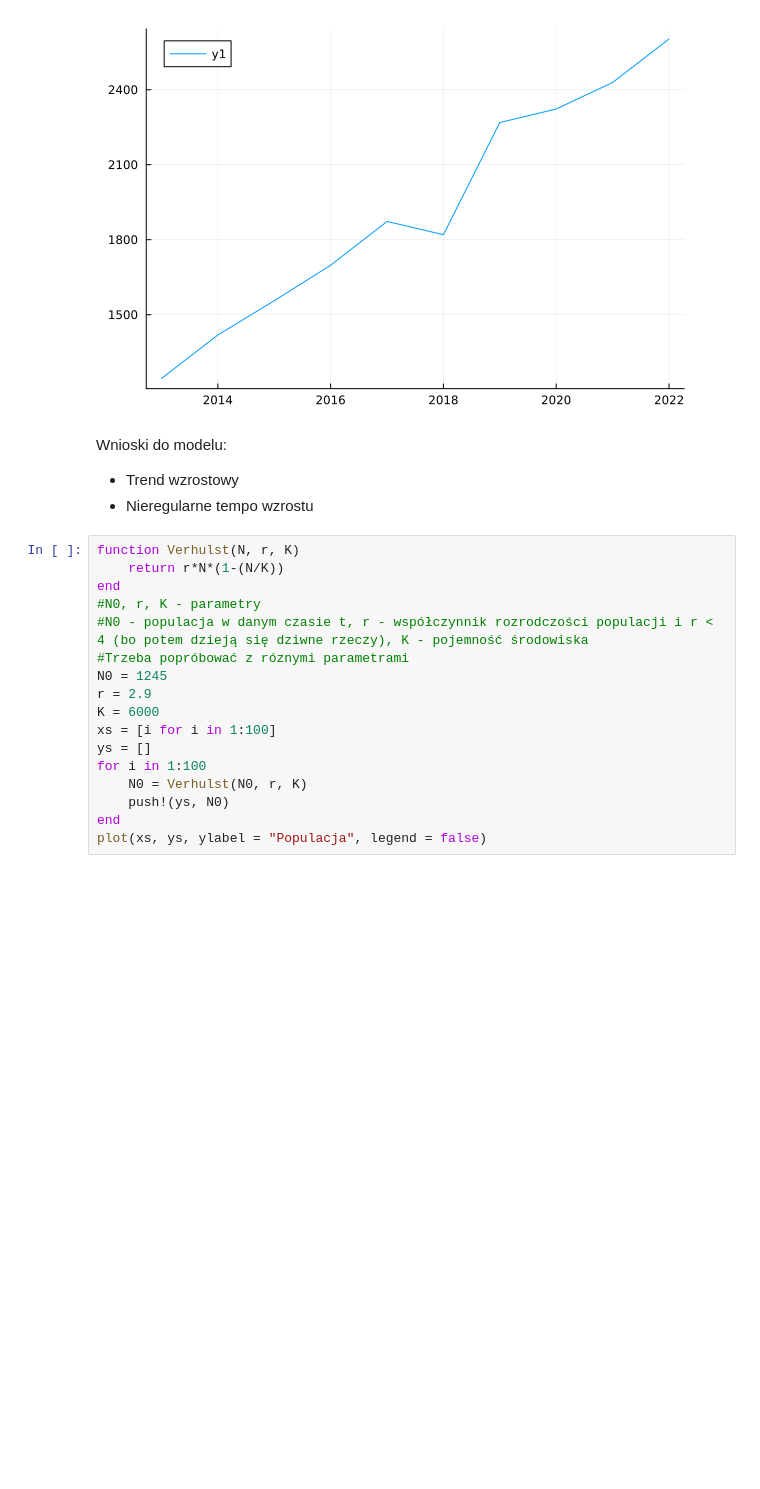
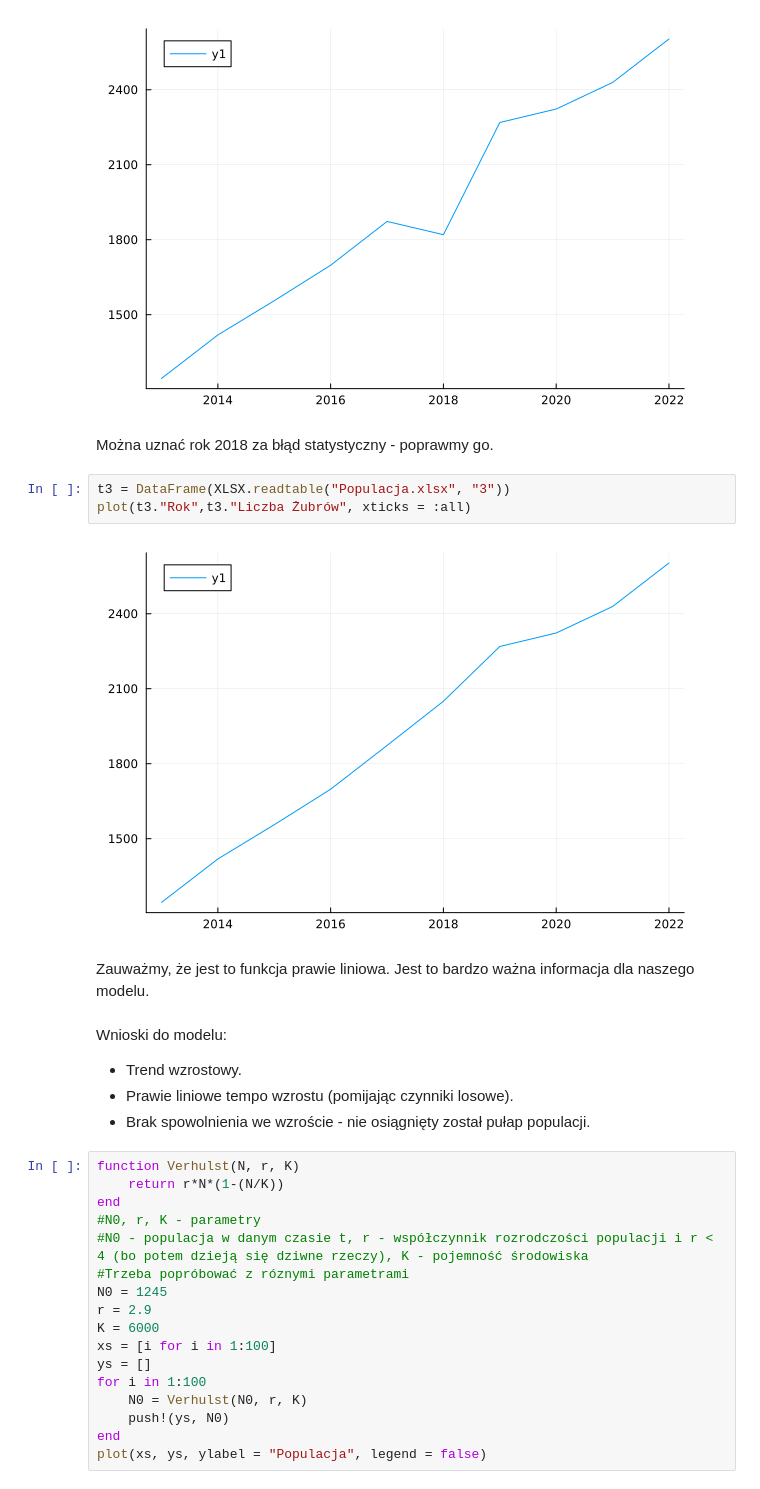
Before and after one commit to MichalSapijaszko/ProjektPakiety, a Jupyter notebook: Prezka1.ipynb, the cells around one changed output. Saved outputs shown, nothing was run; the diff lists cells and outputs as text; blank space fills up the shorter version.

```diff
--- a/Prezka1.ipynb
+++ b/Prezka1.ipynb
@@ -42,10 +47,20 @@ print(t1, "\n", t2)
 plot(t1."Rok",t1."Liczba Żubrów", xticks = :all)
 # %% [output]
 [figure]
+# %% [markdown]
+Można uznać rok 2018 za błąd statystyczny - poprawmy go.
+# %%
+t3 = DataFrame(XLSX.readtable("Populacja.xlsx", "3"))
+plot(t3."Rok",t3."Liczba Żubrów", xticks = :all)
+# %% [output]
+[figure, added]
+# %% [markdown]
+Zauważmy, że jest to funkcja prawie liniowa. Jest to bardzo ważna informacja dla naszego modelu.
 # %% [markdown]
 Wnioski do modelu:
-- Trend wzrostowy
-- Nieregularne tempo wzrostu
+- Trend wzrostowy.
+- Prawie liniowe tempo wzrostu (pomijając czynniki losowe).
+- Brak spowolnienia we wzroście - nie osiągnięty został pułap populacji.
 # %%
 function Verhulst(N, r, K)
     return r*N*(1-(N/K))
```
Also changed, not shown: parts of 6 cells of this notebook, 2 other files.
